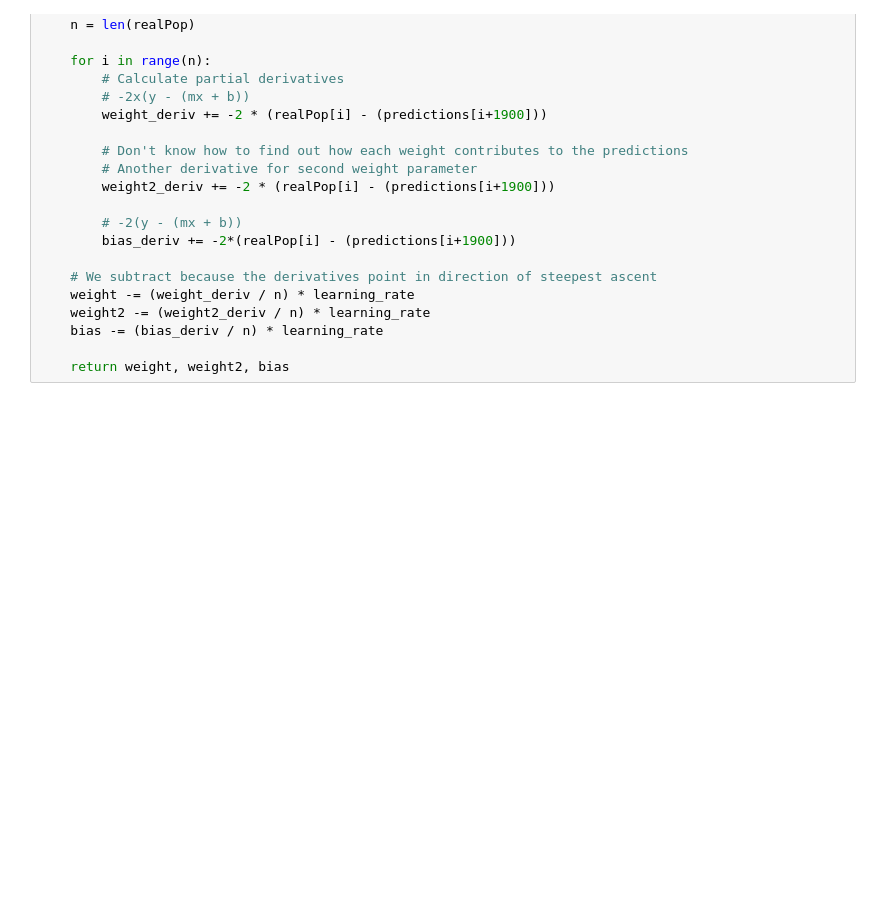
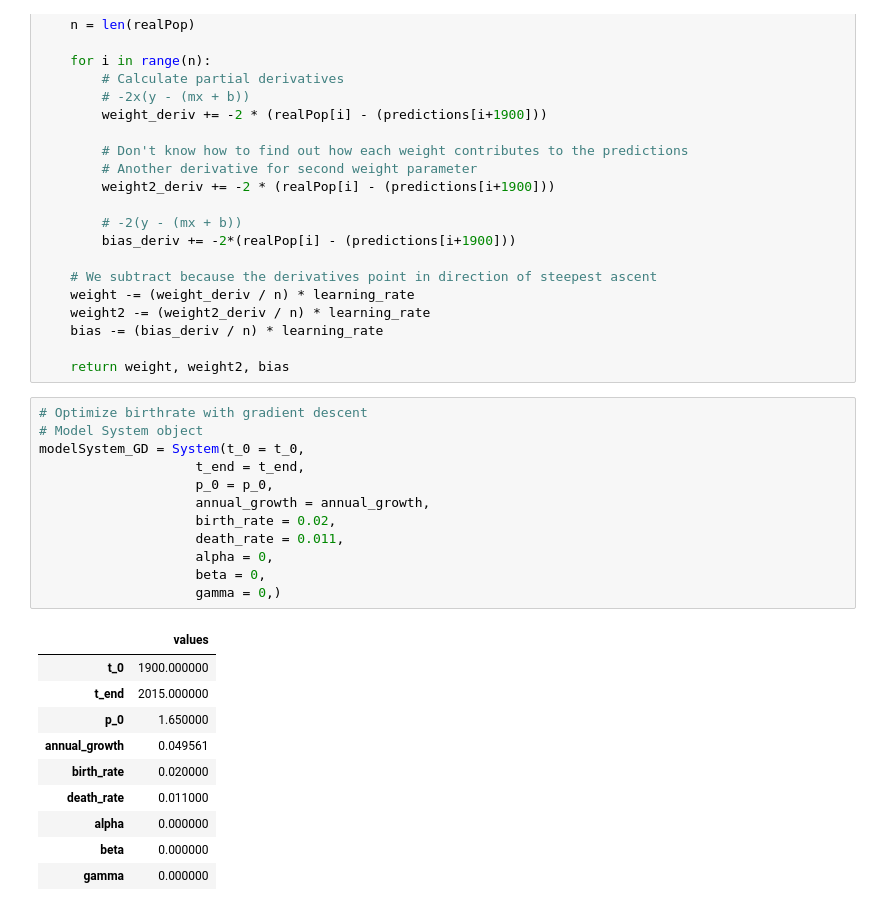
Before and after one commit to jamesHo22/ModSimPy, a Jupyter notebook: code/Project_One.ipynb, the cells around one changed output. Cells and saved outputs as stored; diff of their text form; blank space fills up the shorter version.

```diff
--- a/code/Project_One.ipynb
+++ b/code/Project_One.ipynb
@@ -315,5 +262,28 @@ def update_weights(realPop, predictions, weight, weight2, bias, learning_rate):
     bias -= (bias_deriv / n) * learning_rate
 
     return weight, weight2, bias
+# %%
+# Optimize birthrate with gradient descent
+# Model System object
+modelSystem_GD = System(t_0 = t_0,
+                    t_end = t_end,
+                    p_0 = p_0,
+                    annual_growth = annual_growth,
+                    birth_rate = 0.02,
+                    death_rate = 0.011,
+                    alpha = 0,
+                    beta = 0,
+                    gamma = 0,)
+# %% [output]
+|  | values |
+| t_0 | 1900.000000 |
+| t_end | 2015.000000 |
+| p_0 | 1.650000 |
+| annual_growth | 0.049561 |
+| birth_rate | 0.020000 |
+| death_rate | 0.011000 |
+| alpha | 0.000000 |
+| beta | 0.000000 |
+| gamma | 0.000000 |
 # %%
 # Start off with bad fit
```
Also changed, not shown: parts of 35 cells of this notebook.
